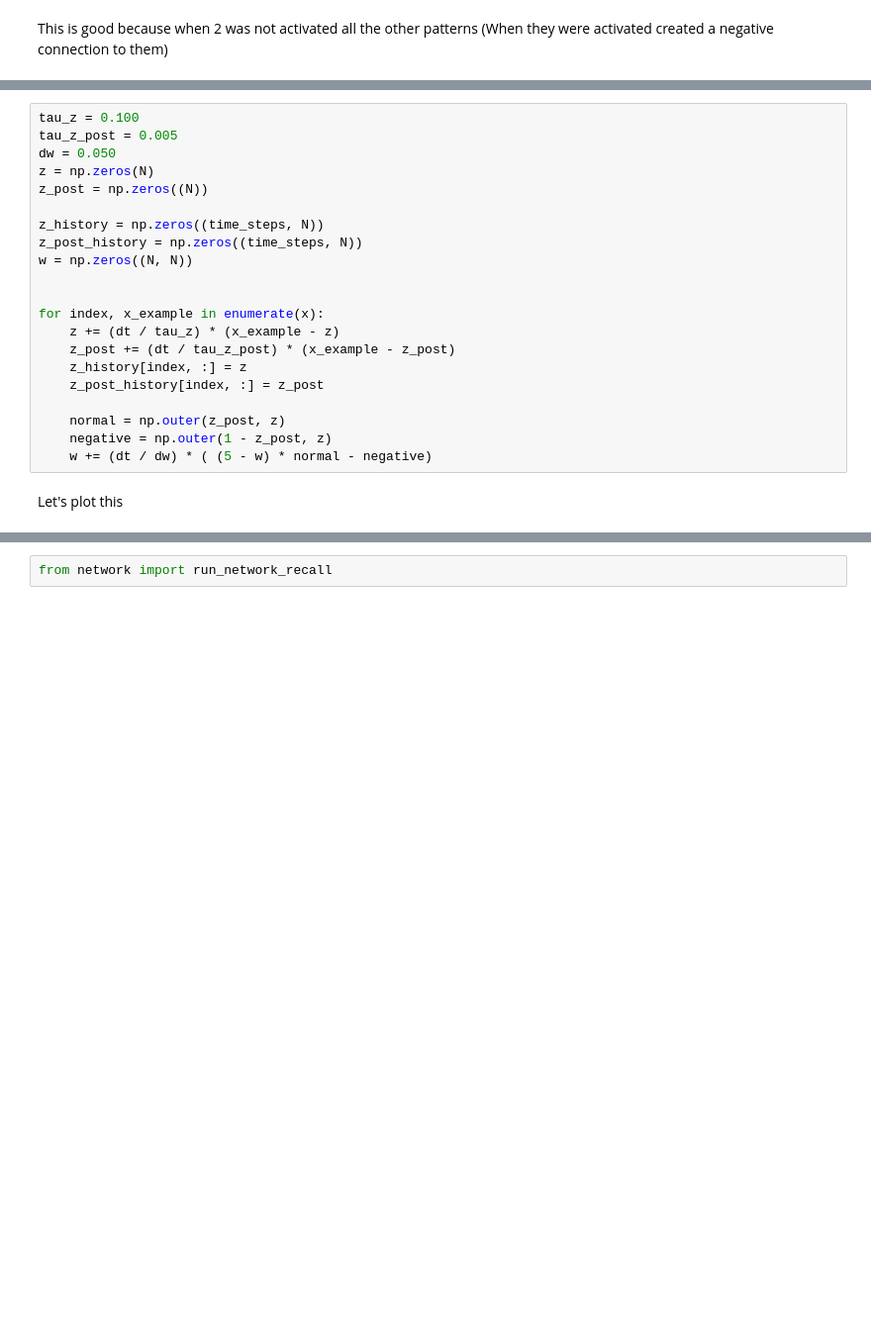
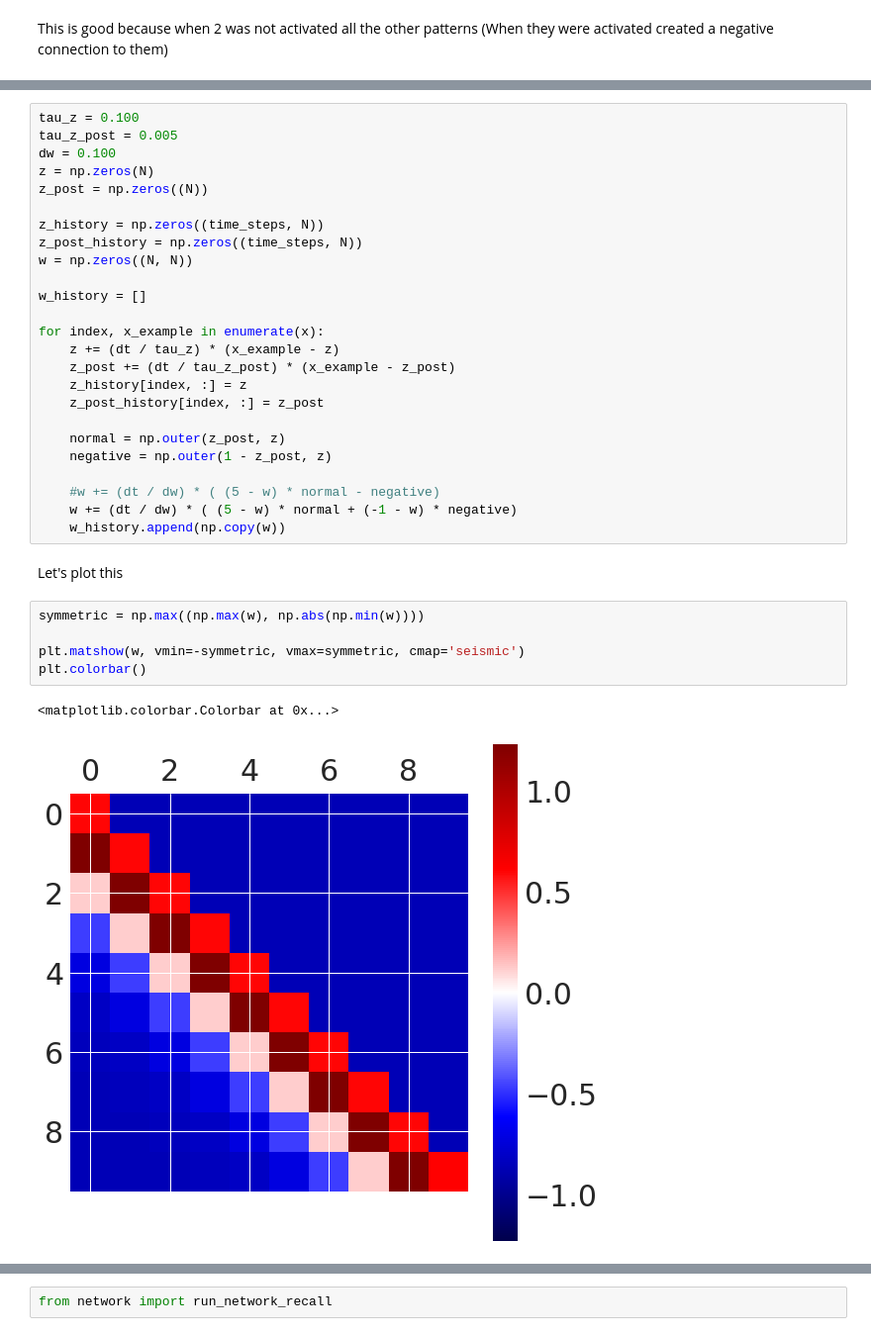
Before and after one commit to h-mayorquin/firing_rate_sequences, a Jupyter notebook: notebooks/2017-11-13(Learning rule).ipynb, the cells around one changed output, grey strips where cells are left out. Shown at 99% size. Cells and saved outputs as stored; diff of their text form; blank space fills up the shorter version.

```diff
--- a/notebooks/2017-11-13(Learning rule).ipynb
+++ b/notebooks/2017-11-13(Learning rule).ipynb
@@ -109,7 +115,7 @@ while(time < time_steps):
 # %%
 tau_z = 0.100
 tau_z_post = 0.005
-dw = 0.050
+dw = 0.100
 z = np.zeros(N)
 z_post = np.zeros((N))
 
@@ -117,6 +123,7 @@ z_history = np.zeros((time_steps, N))
 z_post_history = np.zeros((time_steps, N))
 w = np.zeros((N, N))
 
+w_history = []
 
 for index, x_example in enumerate(x):
     z += (dt / tau_z) * (x_example - z)
@@ -126,6 +133,17 @@ for index, x_example in enumerate(x):
 
     normal = np.outer(z_post, z)
     negative = np.outer(1 - z_post, z)
-    w += (dt / dw) * ( (5 - w) * normal - negative)
+
+    #w += (dt / dw) * ( (5 - w) * normal - negative)
+    w += (dt / dw) * ( (5 - w) * normal + (-1 - w) * negative)
+    w_history.append(np.copy(w))
 # %% [markdown]
 Let's plot this
+# %%
+symmetric = np.max((np.max(w), np.abs(np.min(w))))
+
+plt.matshow(w, vmin=-symmetric, vmax=symmetric, cmap='seismic')
+plt.colorbar()
+# %% [output]
+<matplotlib.colorbar.Colorbar at 0x...>
+[figure, added]
```
Also changed, not shown: parts of 21 cells of this notebook, 2 other files.
